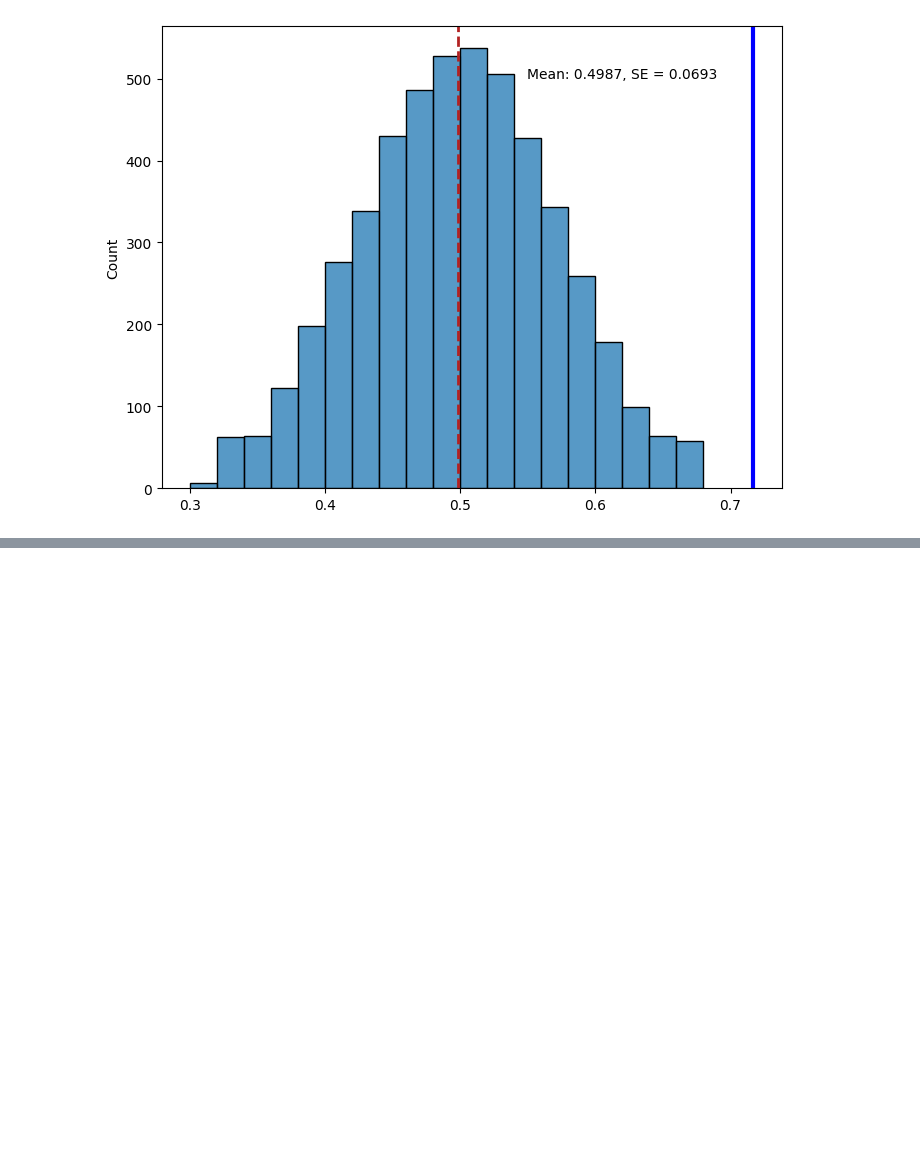
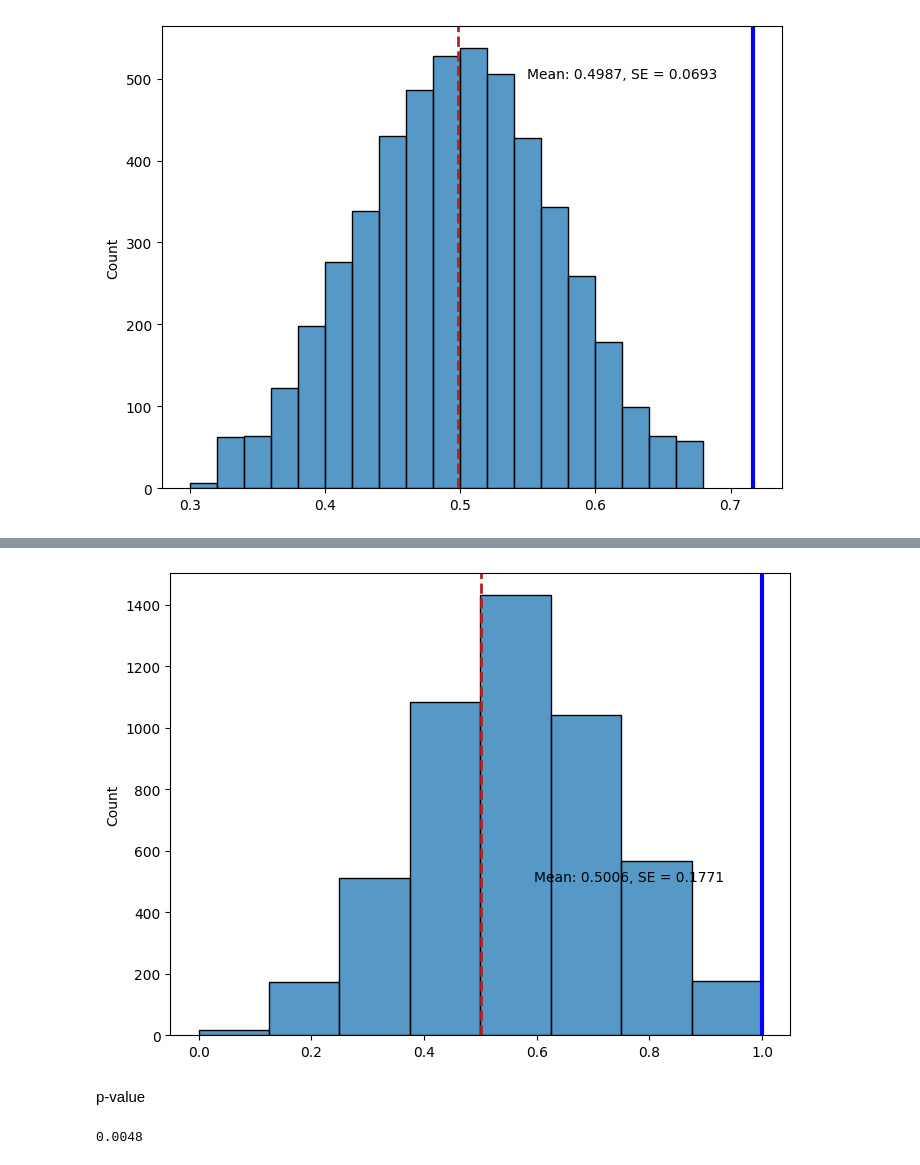
Before and after one commit to LorenzoPeve/Statistical-Inference, a Jupyter notebook: Randomization Distributions/Randomization for one proportion.ipynb, the cells around one changed output, grey strips where cells are left out. Saved outputs shown, nothing was run; the diff lists cells and outputs as text; code cells hidden in the pictures; blank space fills up the shorter version.

```diff
--- a/Randomization Distributions/Randomization for one proportion.ipynb
+++ b/Randomization Distributions/Randomization for one proportion.ipynb
@@ -83,0 +109,15 @@ add_sample_stat(ax, count/size)
+# %%
+sample_statistic = 8/8
+diffs, avg, se = get_randomization_dist(
+    get_sample_proportion, N_TRIALS, N_SAMPLES, p_null = 0.5, sample_size = 8)
+# %%
+ax = plot_hist(diffs, avg, se, np.arange(0, 1+0.001, 1/8))
+add_sample_stat(ax, sample_statistic)
+# %% [output]
+[figure, added]
+# %% [markdown]
+p-value
+# %%
+sum(np.array(diffs) >= sample_statistic) / N_SAMPLES
+# %% [output]
+0.0048
```
Also changed, not shown: parts of 7 cells of this notebook.
